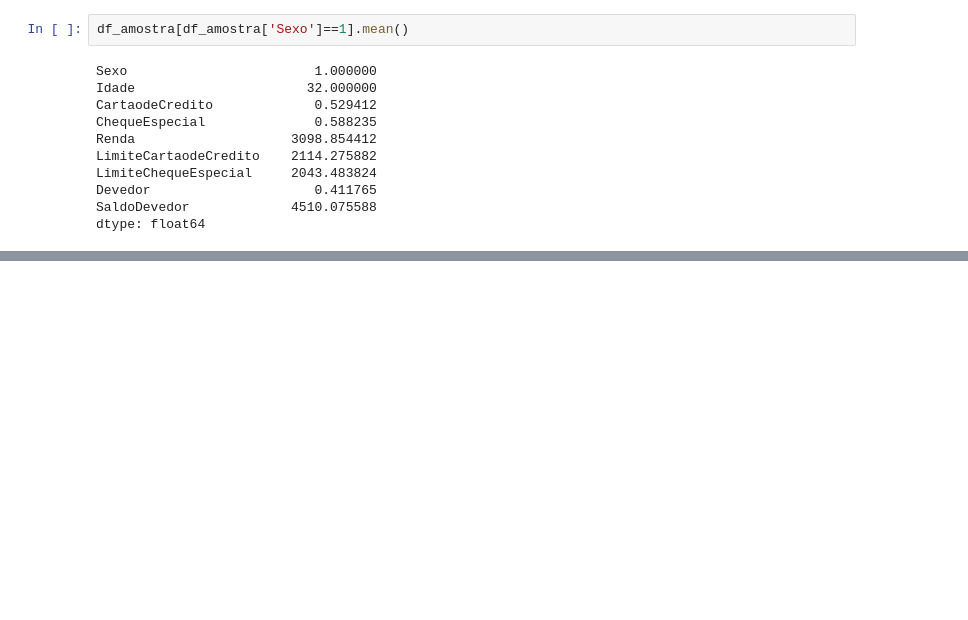
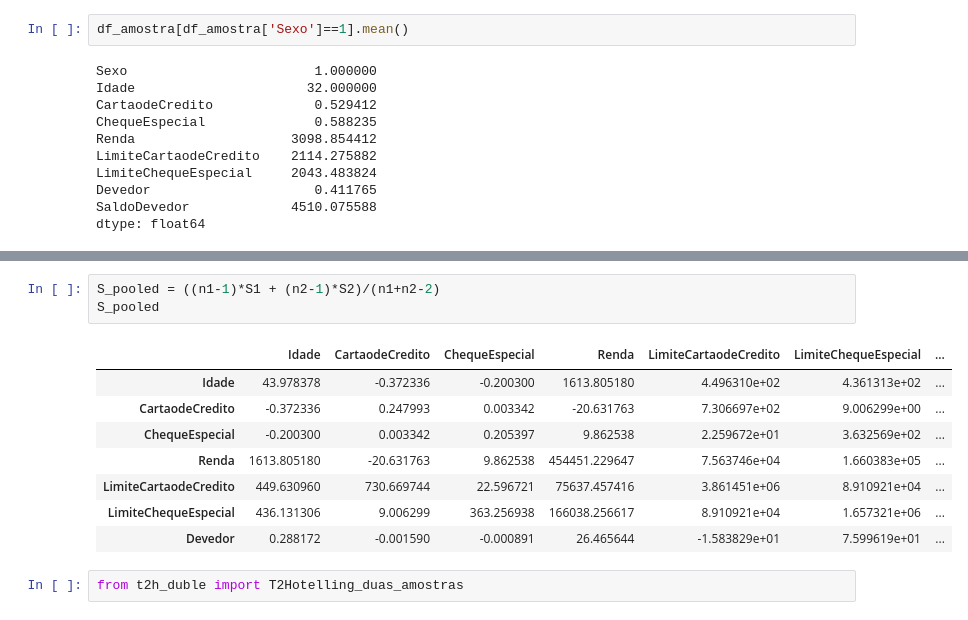
Before and after one commit to claupereirajr/credit_analysis, a Jupyter notebook: Script - PCA.ipynb, the cells around one changed output, grey strips where cells are left out. Cells and saved outputs as stored; diff of their text form; blank space fills up the shorter version.

```diff
--- a/Script - PCA.ipynb
+++ b/Script - PCA.ipynb
@@ -236,0 +257,14 @@ dtype: float64
+# %%
+S_pooled = ((n1-1)*S1 + (n2-1)*S2)/(n1+n2-2)
+S_pooled
+# %% [output]
+|  | Idade | CartaodeCredito | ChequeEspecial | Renda | LimiteCartaodeCredito | LimiteChequeEspecial | ... |
+| Idade | 43.978378 | -0.372336 | -0.200300 | 1613.805180 | 4.496310e+02 | 4.361313e+02 | ... |
+| CartaodeCredito | -0.372336 | 0.247993 | 0.003342 | -20.631763 | 7.306697e+02 | 9.006299e+00 | ... |
+| ChequeEspecial | -0.200300 | 0.003342 | 0.205397 | 9.862538 | 2.259672e+01 | 3.632569e+02 | ... |
+| Renda | 1613.805180 | -20.631763 | 9.862538 | 454451.229647 | 7.563746e+04 | 1.660383e+05 | ... |
+| LimiteCartaodeCredito | 449.630960 | 730.669744 | 22.596721 | 75637.457416 | 3.861451e+06 | 8.910921e+04 | ... |
+| LimiteChequeEspecial | 436.131306 | 9.006299 | 363.256938 | 166038.256617 | 8.910921e+04 | 1.657321e+06 | ... |
+| Devedor | 0.288172 | -0.001590 | -0.000891 | 26.465644 | -1.583829e+01 | 7.599619e+01 | ... |
+# %%
+from t2h_duble import T2Hotelling_duas_amostras
```
Also changed, not shown: parts of 7 cells of this notebook, 2 other files.
